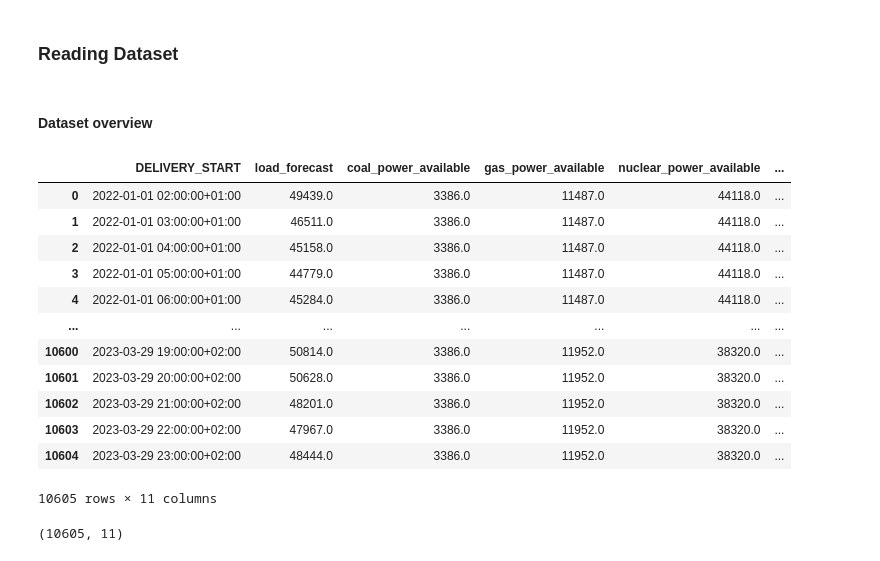
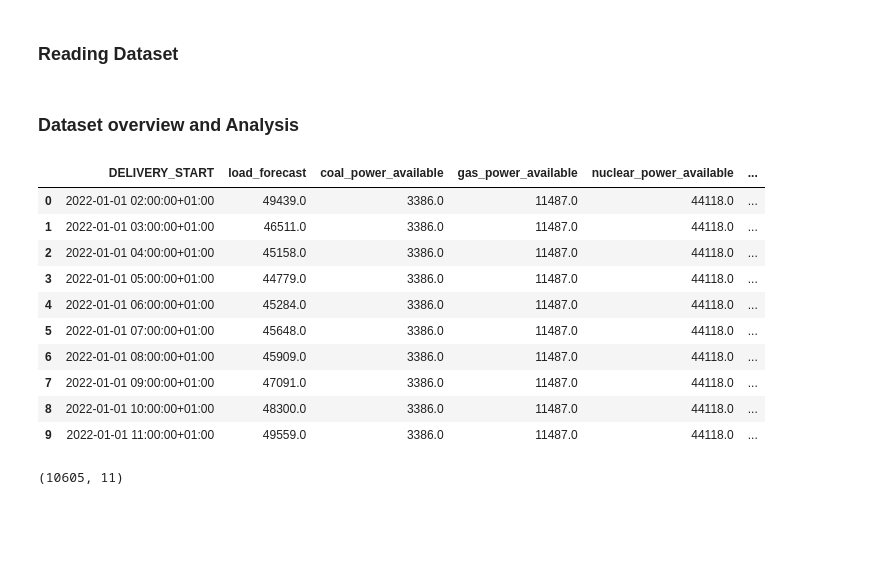
Before and after one commit to stabilo140/Data_Challenge_elmy, a Jupyter notebook: data_challenge_Lelouche.ipynb, the cells around one changed output. Drawn from its saved outputs; the diff is of its cells as text; code cells hidden in the pictures; blank space fills up the shorter version.

```diff
--- a/data_challenge_Lelouche.ipynb
+++ b/data_challenge_Lelouche.ipynb
@@ -31,25 +31,30 @@ sns.set_theme()
 # %% [markdown]
 ### Reading Dataset
 # %%
-df_train = pd.concat([pd.read_csv("X_train_Wwou3IE.csv"), pd.read_csv("y_train_jJtXgMX.csv").drop(columns=["DELIVERY_START"])], axis=1).rename(columns={"nucelear_power_available":"nuclear_power_available"})
+# Charging the Dataset
+df_train = pd.concat(
+    [
+        pd.read_csv("X_train_Wwou3IE.csv"),
+        pd.read_csv("y_train_jJtXgMX.csv").drop(columns=["DELIVERY_START"]),
+    ],
+    axis=1,
+).rename(columns={"nucelear_power_available": "nuclear_power_available"})# Correct the name of the "nucelear_power_available" column
 # %% [markdown]
-#### Dataset overview
+### Dataset overview and Analysis
 # %%
-df_train
+df_train.head(10)
 # %% [output]
 |  | DELIVERY_START | load_forecast | coal_power_available | gas_power_available | nuclear_power_available | ... |
 | 0 | 2022-01-01 02:00:00+01:00 | 49439.0 | 3386.0 | 11487.0 | 44118.0 | ... |
 | 1 | 2022-01-01 03:00:00+01:00 | 46511.0 | 3386.0 | 11487.0 | 44118.0 | ... |
 | 2 | 2022-01-01 04:00:00+01:00 | 45158.0 | 3386.0 | 11487.0 | 44118.0 | ... |
 | 3 | 2022-01-01 05:00:00+01:00 | 44779.0 | 3386.0 | 11487.0 | 44118.0 | ... |
 | 4 | 2022-01-01 06:00:00+01:00 | 45284.0 | 3386.0 | 11487.0 | 44118.0 | ... |
-| ... | ... | ... | ... | ... | ... | ... |
-| 10600 | 2023-03-29 19:00:00+02:00 | 50814.0 | 3386.0 | 11952.0 | 38320.0 | ... |
-| 10601 | 2023-03-29 20:00:00+02:00 | 50628.0 | 3386.0 | 11952.0 | 38320.0 | ... |
-| 10602 | 2023-03-29 21:00:00+02:00 | 48201.0 | 3386.0 | 11952.0 | 38320.0 | ... |
-| 10603 | 2023-03-29 22:00:00+02:00 | 47967.0 | 3386.0 | 11952.0 | 38320.0 | ... |
-| 10604 | 2023-03-29 23:00:00+02:00 | 48444.0 | 3386.0 | 11952.0 | 38320.0 | ... |
+| 5 | 2022-01-01 07:00:00+01:00 | 45648.0 | 3386.0 | 11487.0 | 44118.0 | ... |
+| 6 | 2022-01-01 08:00:00+01:00 | 45909.0 | 3386.0 | 11487.0 | 44118.0 | ... |
+| 7 | 2022-01-01 09:00:00+01:00 | 47091.0 | 3386.0 | 11487.0 | 44118.0 | ... |
+| 8 | 2022-01-01 10:00:00+01:00 | 48300.0 | 3386.0 | 11487.0 | 44118.0 | ... |
+| 9 | 2022-01-01 11:00:00+01:00 | 49559.0 | 3386.0 | 11487.0 | 44118.0 | ... |
-10605 rows × 11 columns
 # %%
 df_train.shape
 # %% [output]
```
Also changed, not shown: parts of 20 cells of this notebook.
